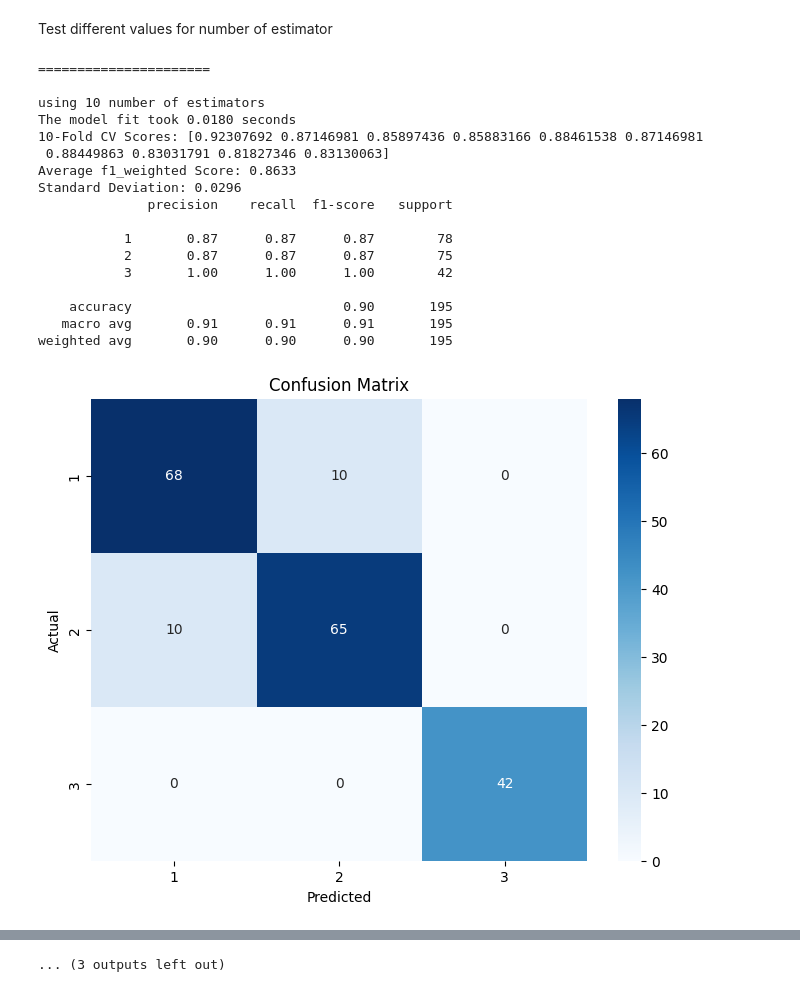
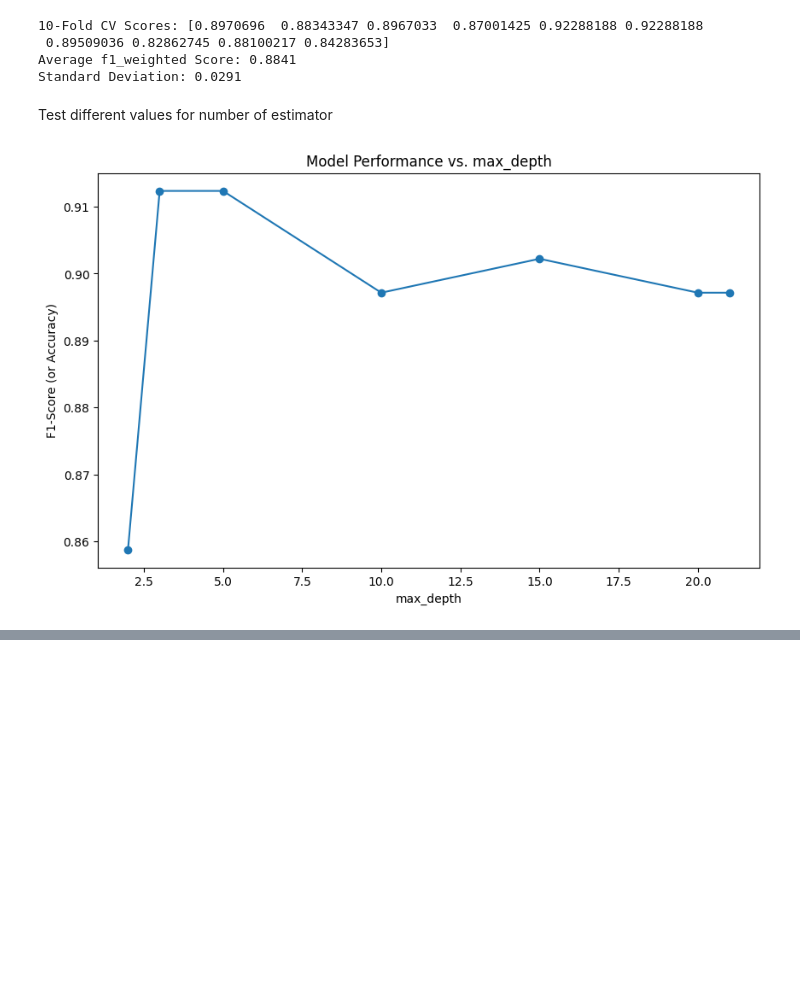
Before and after one commit to tpeter002/machinelearning-tuw, a Jupyter notebook: EX1/gym_members/model_random_forest_gym.ipynb, the cells around one changed output, grey strips where cells are left out. Saved outputs shown, nothing was run; the diff lists cells and outputs as text; code cells hidden in the pictures; blank space fills up the shorter version.

```diff
--- a/EX1/gym_members/model_random_forest_gym.ipynb
+++ b/EX1/gym_members/model_random_forest_gym.ipynb
@@ -50,0 +23,17 @@ weighted avg       0.92      0.91      0.91       195
+# %%
+pp = Preprocessing()
+target_names = ['1', '2', '3']
+# random forest doesn't require scaling
+X_train, X_test, y_train, y_test = pp.pipeline(PATH, split=True, scale=True, encode_labels=False)
+# Train a baseline random forest
+rf_base = RandomForestClassifier(
+    n_estimators=100,
+    random_state=42,
+    class_weight= 'balanced',
+    oob_score=True
+)
+rf_base.fit(X_train, y_train)
+
+y_pred_base = rf_base.predict(X_test)
+
+get_results(y_test, y_pred_base, target_names)
@@ -51,37 +51,40 @@ weighted avg       0.92      0.91      0.91       195
+# %%
+get_cross_validation_scores(rf_base, X_train, y_train )
+# %% [output]
+10-Fold CV Scores: [0.8970696  0.88343347 0.8967033  0.87001425 0.92288188 0.92288188
+ 0.89509036 0.82862745 0.88100217 0.84283653]
+Average f1_weighted Score: 0.8841
+Standard Deviation: 0.0291
 # %% [markdown]
 Test different values for number of estimator
 # %%
-param_range = [10, 25, 50, 75, 100, 125]
+# Checking for the importance of tree depth
+# The comparison metric will be F1 score
+param_range = [2, 3, 5, 10, 15, 20, None]
 f1_scores = []
-for num_est in param_range:
-    print("======================\n")
-    print(f"using {num_est} number of estimators")
-    result = random_forest_pipeline(n_est=num_est)
-    f1_scores.append(result['weighted avg']['f1-score'])
-    print("======================\n")
 
+for depth in param_range:
+    rf_exp = RandomForestClassifier(
+        n_estimators=100,
+        max_depth=depth,
+        random_state=42
+    )
+    rf_exp.fit(X_train, y_train)
+
+    report = classification_report(
+        y_test,
+        rf_exp.predict(X_test),
+        output_dict=True
+    )
+    f1_scores.append(report['weighted avg']['f1-score'])
+
+
+
+plot_params = [p if p is not None else max(p for p in param_range if p is not None) + 1 for p in param_range]
 plot_parameter_sensitivity(
-    param_values=param_range,
+    param_values=plot_params,
     scores=f1_scores,
-    param_name="number of estimator"
+    param_name="max_depth"
 )
-print("Weighted F1 Scores:", [f"{score:.4f}" for score in f1_scores])
 # %% [output]
-======================
-
-using 10 number of estimators
-The model fit took 0.0180 seconds
-10-Fold CV Scores: [0.92307692 0.87146981 0.85897436 0.85883166 0.88461538 0.87146981
- 0.88449863 0.83031791 0.81827346 0.83130063]
-Average f1_weighted Score: 0.8633
-Standard Deviation: 0.0296
-              precision    recall  f1-score   support
-
-           1       0.87      0.87      0.87        78
-           2       0.87      0.87      0.87        75
-           3       1.00      1.00      1.00        42
-
-    accuracy                           0.90       195
-   macro avg       0.91      0.91      0.91       195
-weighted avg       0.90      0.90      0.90       195
-[figure, old version]
+[figure, new version]
@@ -188 +90,0 @@ weighted avg       0.91      0.90      0.90       195
-... (3 outputs left out)
```
Also changed, not shown: parts of 15 cells of this notebook.
